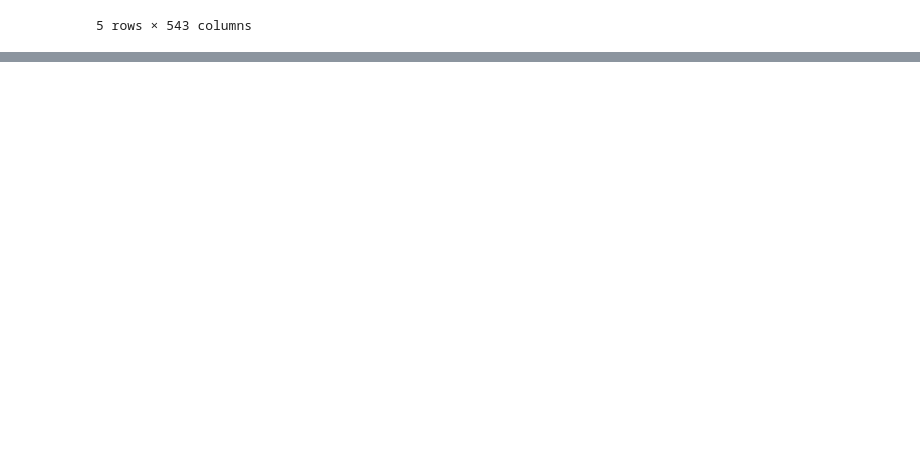
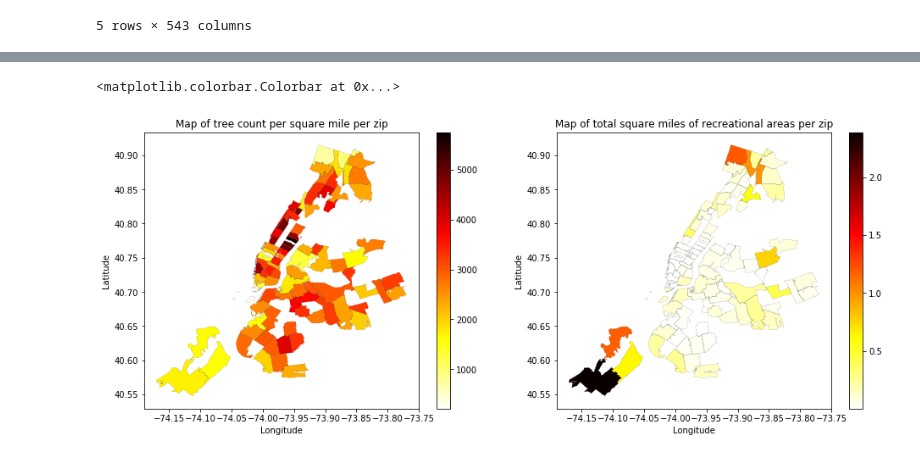
Before and after one commit to sbg389/ads2017, a Jupyter notebook: 3_data_wrangling_combined.ipynb, the cells around one changed output, grey strips where cells are left out. Cells and saved outputs as stored; diff of their text form; code cells hidden in the pictures; blank space fills up the shorter version.

Commit message:
Added consolidated dataset visualizations

```diff
--- a/3_data_wrangling_combined.ipynb
+++ b/3_data_wrangling_combined.ipynb
@@ -256,0 +292,35 @@ geoZips.to_file("data/consolidated.geojson",
+# %%
+fig, (ax1, ax2) = pl.subplots(nrows=1, ncols=2, figsize=(16, 6))
+
+# Plot tree density per square Mile
+geoZips.plot(column='tree_density', cmap='hot_r', alpha=1,
+                        linewidth=0.1, ax=ax1)
+
+ax1.set_title('Map of tree count per square mile per zip')
+ax1.set_xlabel('Longitude')
+ax1.set_ylabel('Latitude')
+
+normalize = mcolors.Normalize(vmin=geoZips.tree_density.min(),
+                              vmax=geoZips.tree_density.max())
+colormap = cm.hot_r
+scalarmappaple = cm.ScalarMappable(norm=normalize, cmap=colormap)
+scalarmappaple.set_array(geoZips.tree_density)
+pl.colorbar(scalarmappaple, ax=ax1)
+
+# Plot total square miles of recreational areas per zip
+geoZips.plot(column='park_area', cmap='hot_r', alpha=1,
+                        linewidth=0.1, ax=ax2)
+
+ax2.set_title('Map of total square miles of recreational areas per zip')
+ax2.set_xlabel('Longitude')
+ax2.set_ylabel('Latitude')
+
+normalize = mcolors.Normalize(vmin=geoZips.park_area.min(),
+                              vmax=geoZips.park_area.max())
+colormap = cm.hot_r
+scalarmappaple = cm.ScalarMappable(norm=normalize, cmap=colormap)
+scalarmappaple.set_array(geoZips.park_area)
+pl.colorbar(scalarmappaple, ax=ax2)
+# %% [output]
+<matplotlib.colorbar.Colorbar at 0x...>
+[figure, added]
```
Also changed, not shown: parts of 1 cell of this notebook.
